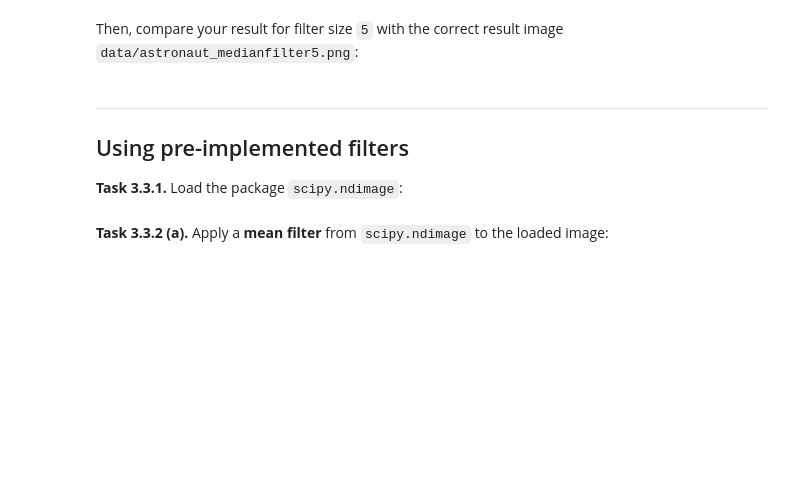
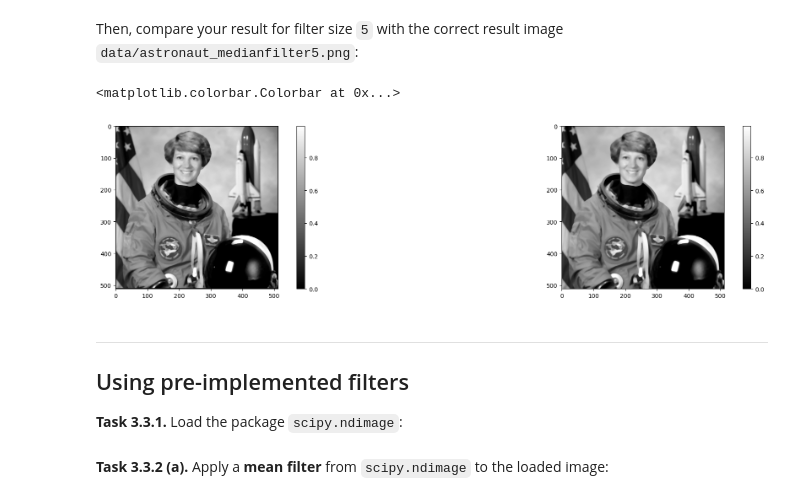
Before and after one commit to Mustafa-Y-BioInfo/mobi-fs3-python, a Jupyter notebook: task3.ipynb, the cells around one changed output. Drawn from its saved outputs; the diff is of its cells as text; code cells hidden in the pictures; blank space fills up the shorter version.

```diff
--- a/task3.ipynb
+++ b/task3.ipynb
@@ -73,5 +109,19 @@ def medianfilter(img_in, size):
 # %% [markdown]
 Then, compare your result for filter size `5` with the correct result image `data/astronaut_medianfilter5.png`:
+# %%
+medianfilter5 = plt.imread("data/astronaut_medianfilter5.png")
+plt.figure(figsize=(25,5))
+plt.subplot(1,2,1)
+plt.imshow(medianfilter5, 'gray')
+plt.colorbar()
+
+plt.subplot(1,2,2)
+original_filtered = medianfilter(img, 6)
+plt.imshow(original_filtered, 'gray')
+plt.colorbar()
+# %% [output]
+<matplotlib.colorbar.Colorbar at 0x...>
+[figure, added]
 # %% [markdown]
 ---
 
```
Also changed, not shown: parts of 5 cells of this notebook, 1 other file.
